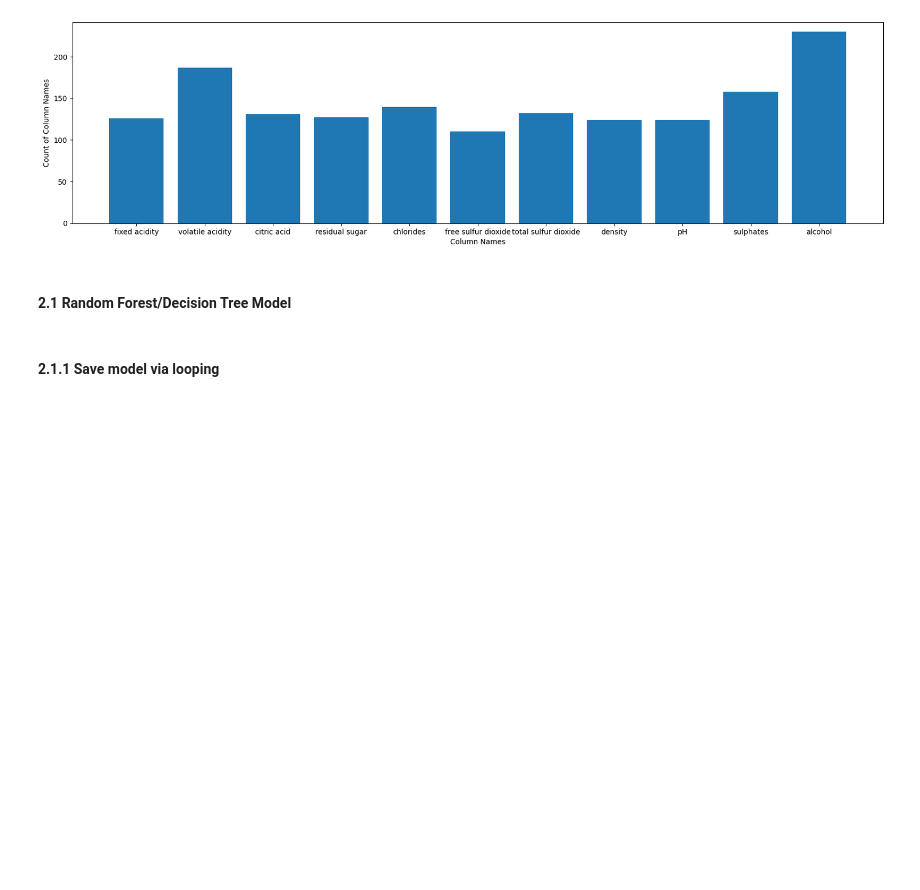
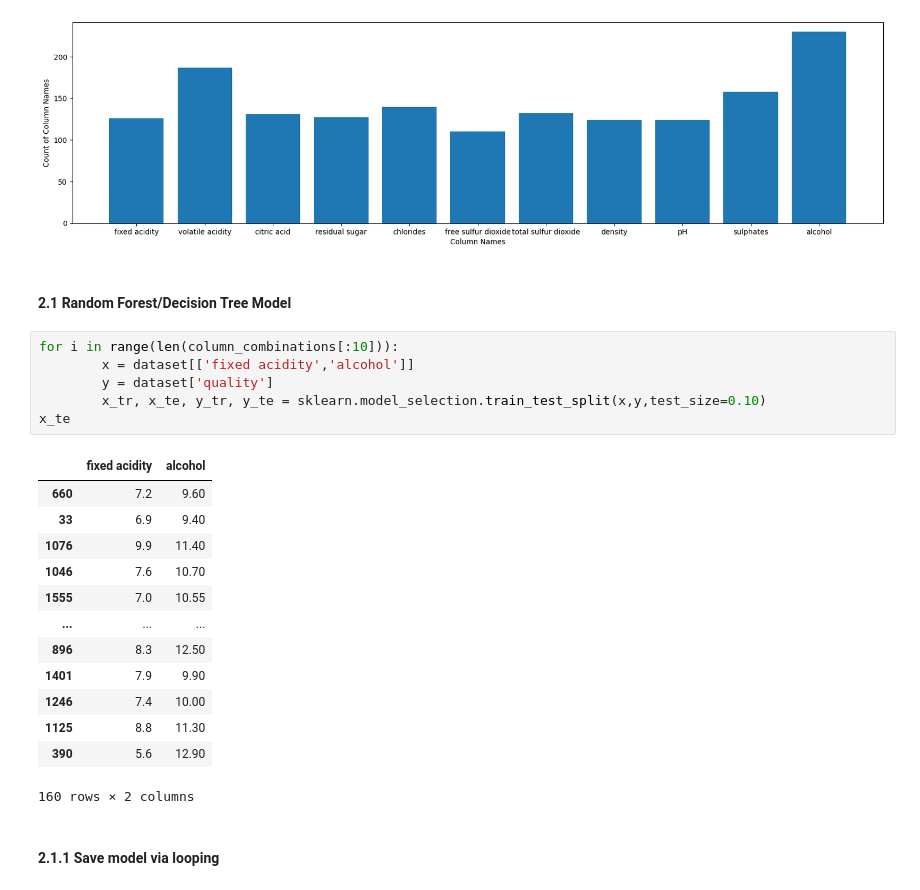
Before and after one commit to dizzydwarfus/Personal_Projects, a Jupyter notebook: winequality/winequality.ipynb, the cells around one changed output. Drawn from its saved outputs; the diff is of its cells as text; blank space fills up the shorter version.

```diff
--- a/winequality/winequality.ipynb
+++ b/winequality/winequality.ipynb
@@ -205,6 +205,26 @@ Text(0, 0.5, 'Count of Column Names')
 [figure]
 # %% [markdown]
 #### 2.1 Random Forest/Decision Tree Model
+# %%
+for i in range(len(column_combinations[:10])):
+        x = dataset[['fixed acidity','alcohol']]
+        y = dataset['quality']
+        x_tr, x_te, y_tr, y_te = sklearn.model_selection.train_test_split(x,y,test_size=0.10)
+x_te
+# %% [output]
+|  | fixed acidity | alcohol |
+| 660 | 7.2 | 9.60 |
+| 33 | 6.9 | 9.40 |
+| 1076 | 9.9 | 11.40 |
+| 1046 | 7.6 | 10.70 |
+| 1555 | 7.0 | 10.55 |
+| ... | ... | ... |
+| 896 | 8.3 | 12.50 |
+| 1401 | 7.9 | 9.90 |
+| 1246 | 7.4 | 10.00 |
+| 1125 | 8.8 | 11.30 |
+| 390 | 5.6 | 12.90 |
+160 rows × 2 columns
 # %% [markdown]
 #### 2.1.1 Save model via looping
 # %%
```
Also changed, not shown: parts of 2 cells of this notebook, 1 other file.
